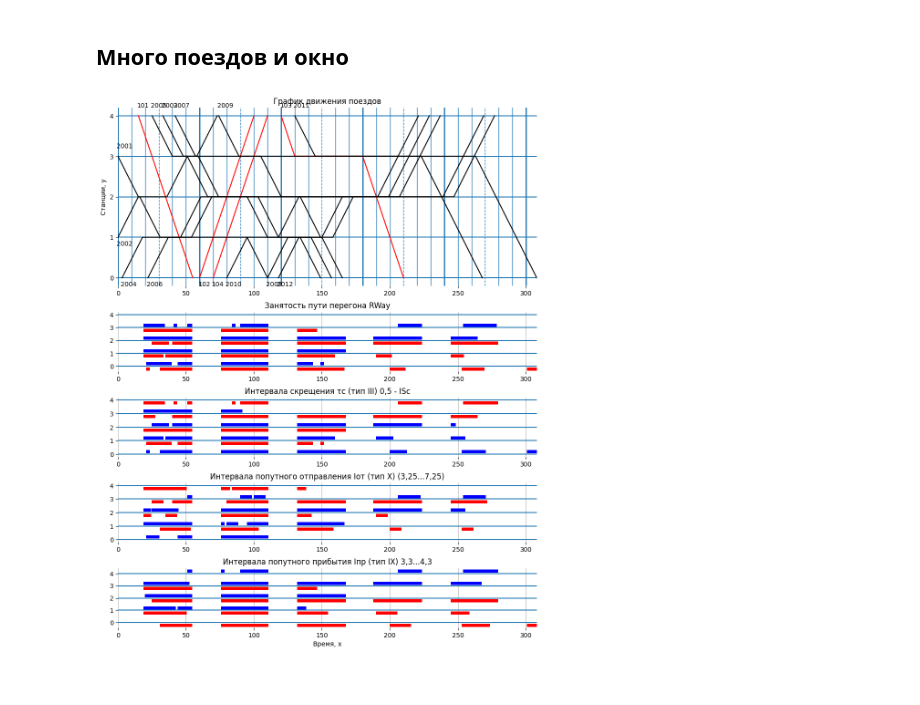
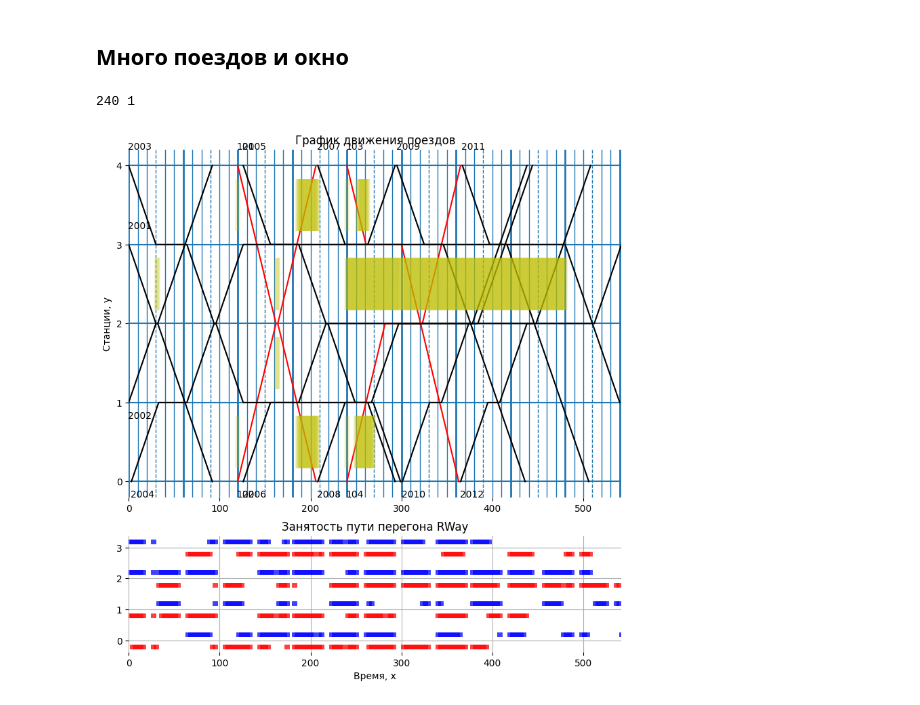
Before and after one commit to AShipulin/Train-Scheduler-Simulator-SimPy, a Jupyter notebook: TrainSchedule.ipynb, the cells around one changed output. Saved outputs shown, nothing was run; the diff lists cells and outputs as text; code cells hidden in the pictures.

```diff
--- a/TrainSchedule.ipynb
+++ b/TrainSchedule.ipynb
@@ -653,7 +613,8 @@ show_gts(train_schedule, log_queue, fs_width = 7, fs_height = 9)
 env = simpy.Environment()
 
 # Инициируем класс графика движения поездов
-ts = TrainSchedule(env = env, sta_cnt = 5)
+until=560
+ts = TrainSchedule(env = env, sta_cnt = 5, until=until)
 
 # Много поездов
 random.seed(20)
@@ -661,20 +622,20 @@ t, w = 0, 0
 for i in range(5):
     env.process(ts.train(train=2003+t, wait=0+w, prio=2000))
     env.process(ts.train(train=2004+t, wait=3+w, prio=2000))
-    w += random.randint(15,30)
+    w += random.randint(60,90)
     t += 2
 
 env.process(ts.train(train=2001, wait=0, sta=3))
 env.process(ts.train(train=2002, wait=0, sta=1 ))
-env.process(ts.train(train=101, wait=15))
-env.process(ts.train(train=103, wait=120))
-env.process(ts.train(train=102, wait=60))
-env.process(ts.train(train=104, wait=70))
+env.process(ts.train(train=101, wait=120))
+env.process(ts.train(train=103, wait=240))
+env.process(ts.train(train=102, wait=120))
+env.process(ts.train(train=104, wait=240))
 
 # Выполняем расчет
 env.run(until=560)
 
 # Отрисовываем график движения поездов
 train_schedule, log_queue, log_data = (ts.train_schedule, ts.log_queue, ts.log_data)
-show_gts(train_schedule, log_queue, 8, 10)
+show_gts(train_schedule, log_queue, 8, 8, res_text = ['Way'])
 # %% [output]
@@ -684,33 +645,36 @@ show_gts(train_schedule, log_queue, 8, 10)
 # %%
 # Получаем среду
 env = simpy.Environment()
 
 # Инициируем класс графика движения поездов
-ts = TrainSchedule(env = env, sta_cnt = 5)
+until=560
+ts = TrainSchedule(env = env, sta_cnt = 5, until=until)
+
+# окно
+env.process(ts.window(way=2, wait=240, dur=60))
 
 # Много поездов
 random.seed(20)
 t, w = 0, 0
 for i in range(5):
     env.process(ts.train(train=2003+t, wait=0+w, prio=2000))
     env.process(ts.train(train=2004+t, wait=3+w, prio=2000))
-    w += random.randint(15,30)
+    w += random.randint(60,90)
     t += 2
 
 env.process(ts.train(train=2001, wait=0, sta=3))
 env.process(ts.train(train=2002, wait=0, sta=1 ))
-env.process(ts.train(train=101, wait=15))
-env.process(ts.train(train=103, wait=120))
-env.process(ts.train(train=102, wait=60))
-env.process(ts.train(train=104, wait=70))
-
-env.process(ts.window(way=2, wait=120, dur=60))
+env.process(ts.train(train=101, wait=120))
+env.process(ts.train(train=103, wait=240))
+env.process(ts.train(train=102, wait=120))
+env.process(ts.train(train=104, wait=240))
 
 # Выполняем расчет
-env.run(until=560)
+env.run(until=until)
 
 # Отрисовываем график движения поездов
 train_schedule, log_queue, log_data = (ts.train_schedule, ts.log_queue, ts.log_data)
-show_gts(train_schedule, log_queue, 10, 12)
+show_gts(train_schedule, log_queue, 8, 8, res_text = ['Way'])
 # %% [output]
+240 1
-[figure, old version]
+[figure, new version]
```
Also changed, not shown: parts of 10 cells of this notebook.
